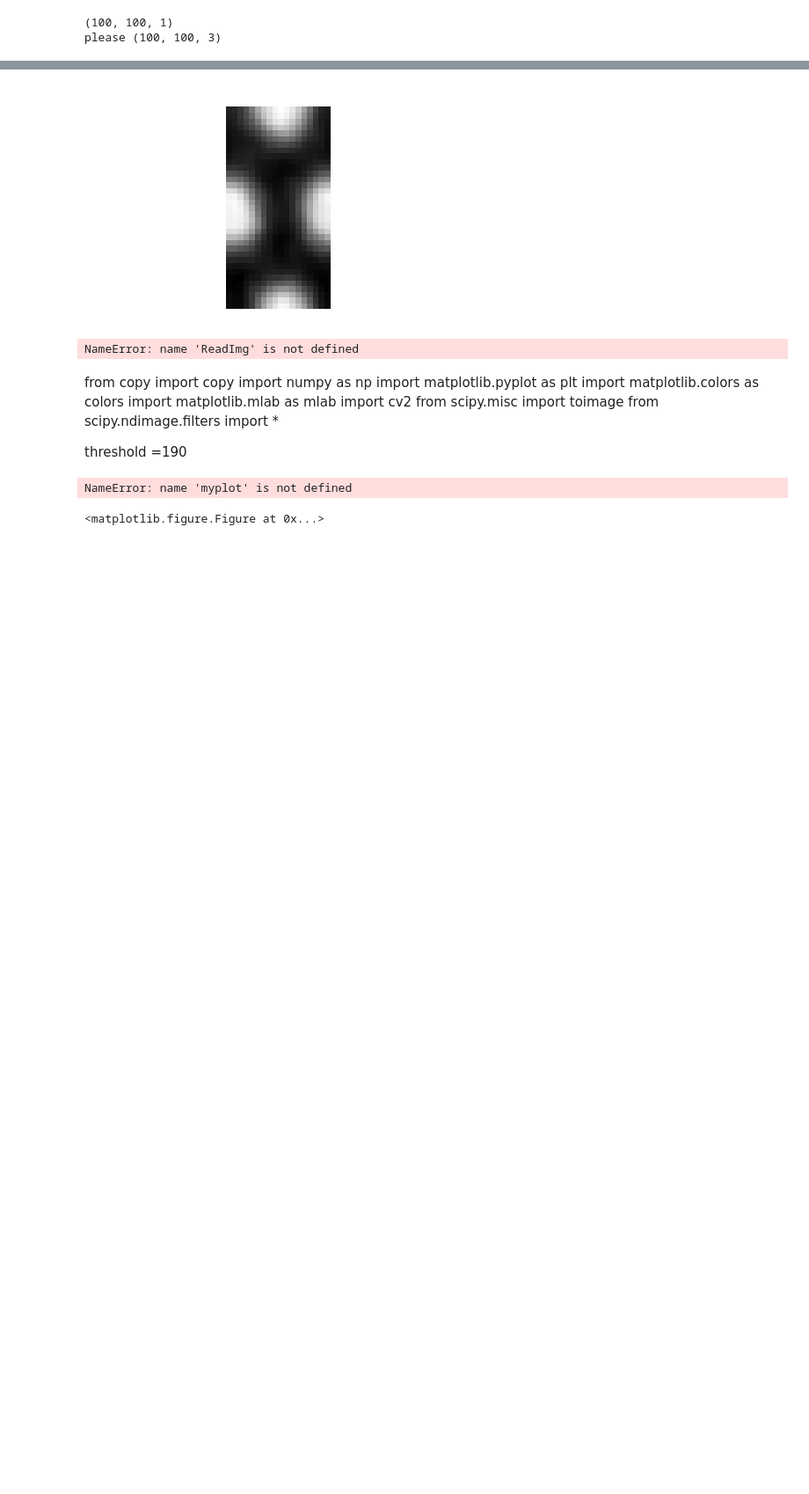
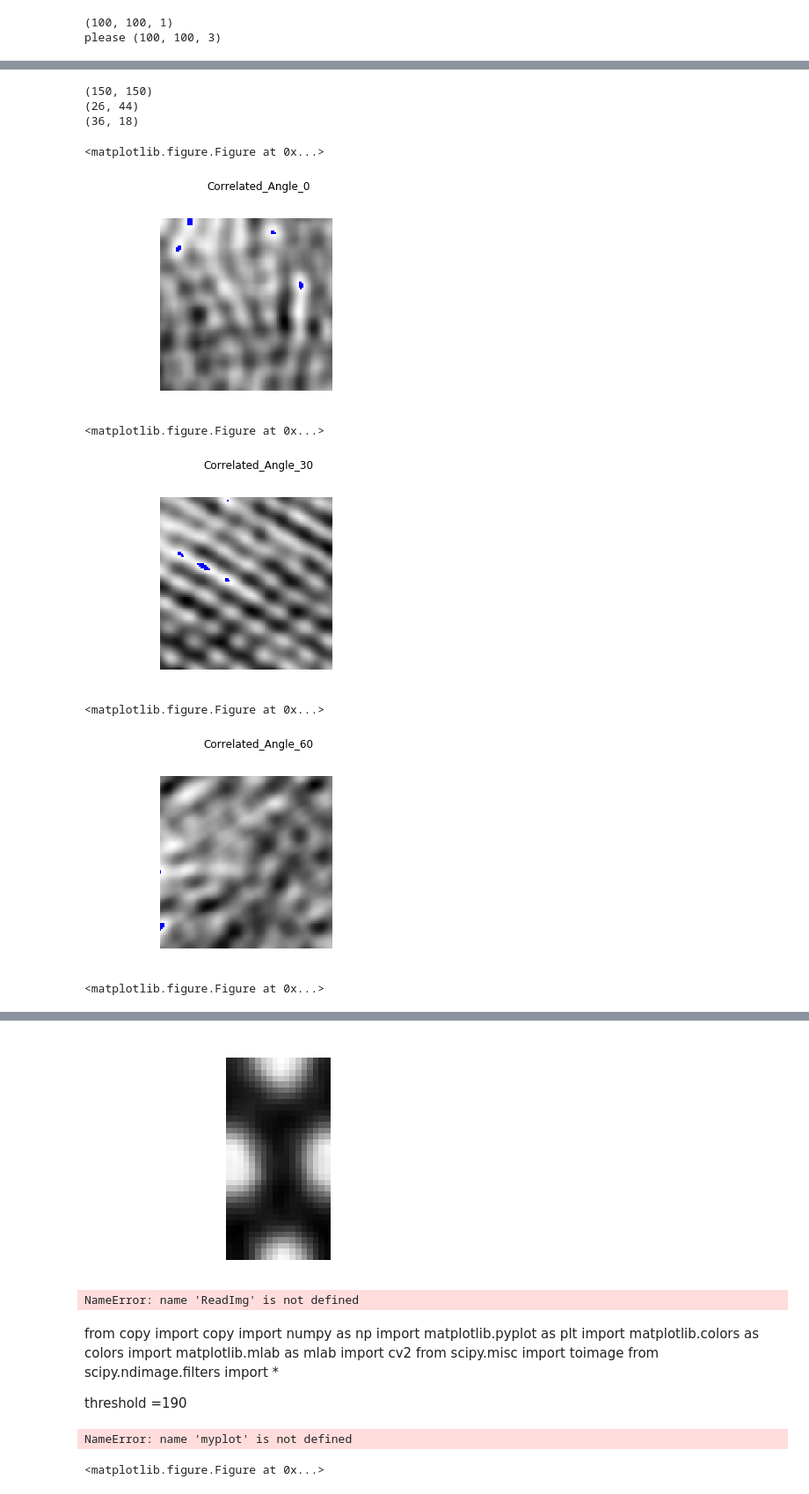
Before and after one commit to huskeypm/sparkdetection, a Jupyter notebook: mach/materialMatched.ipynb, the cells around one changed output, grey strips where cells are left out. Shown at 88% size. Cells and saved outputs as stored; diff of their text form; code cells hidden in the pictures; blank space fills up the shorter version.

```diff
--- a/mach/materialMatched.ipynb
+++ b/mach/materialMatched.ipynb
@@ -583,7 +569,18 @@ imshow(final)
 # %%
 print np.shape(gray)
 print np.shape(gray2)
 print np.shape(gray3)
-
-
-Paint.paintME(gray,gray2, threshold= 245)
+#myImg, myFilter1,  threshold = 190, cropper=[24,129,24,129],iters = [0,30,60,90], fused=True
+threshold= 240
+Paint.paintME(gray,gray2, threshold, fused =False)
+# %% [output]
+(150, 150)
+(26, 44)
+(36, 18)
+<matplotlib.figure.Figure at 0x...>
+[figure, added]
+<matplotlib.figure.Figure at 0x...>
+[figure, added]
+<matplotlib.figure.Figure at 0x...>
+[figure, added]
+<matplotlib.figure.Figure at 0x...>
```
Also changed, not shown: parts of 17 cells of this notebook, 5 other files.
